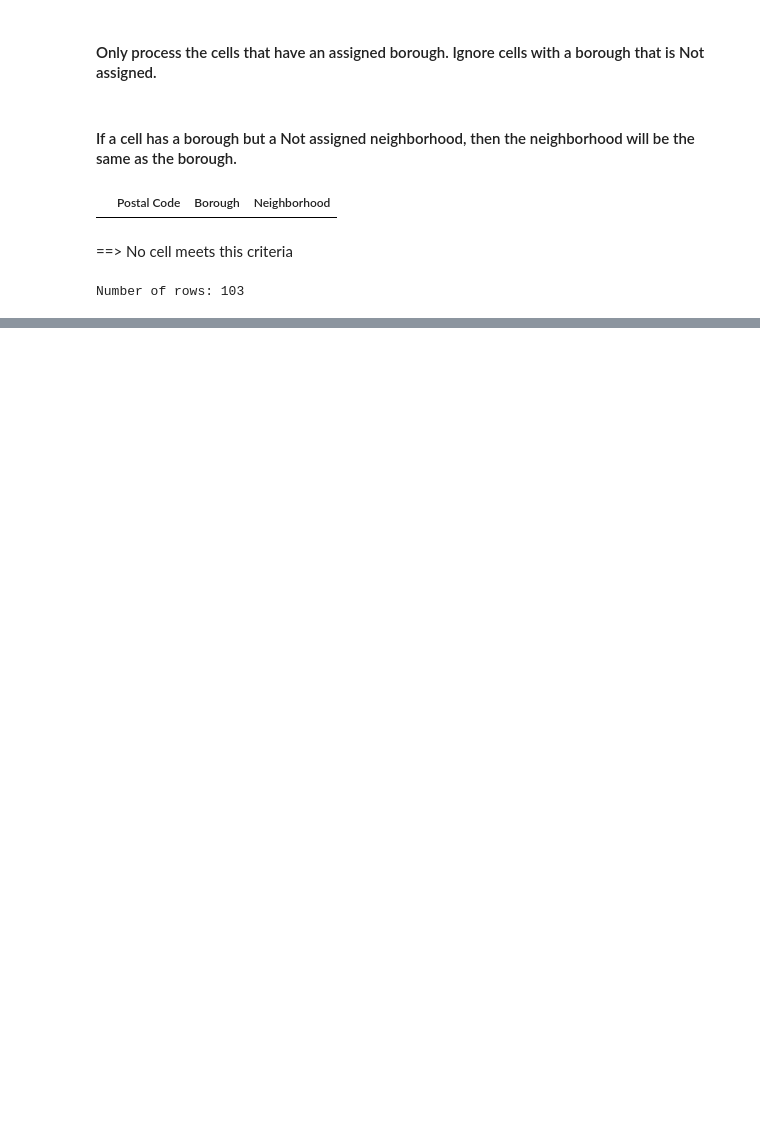
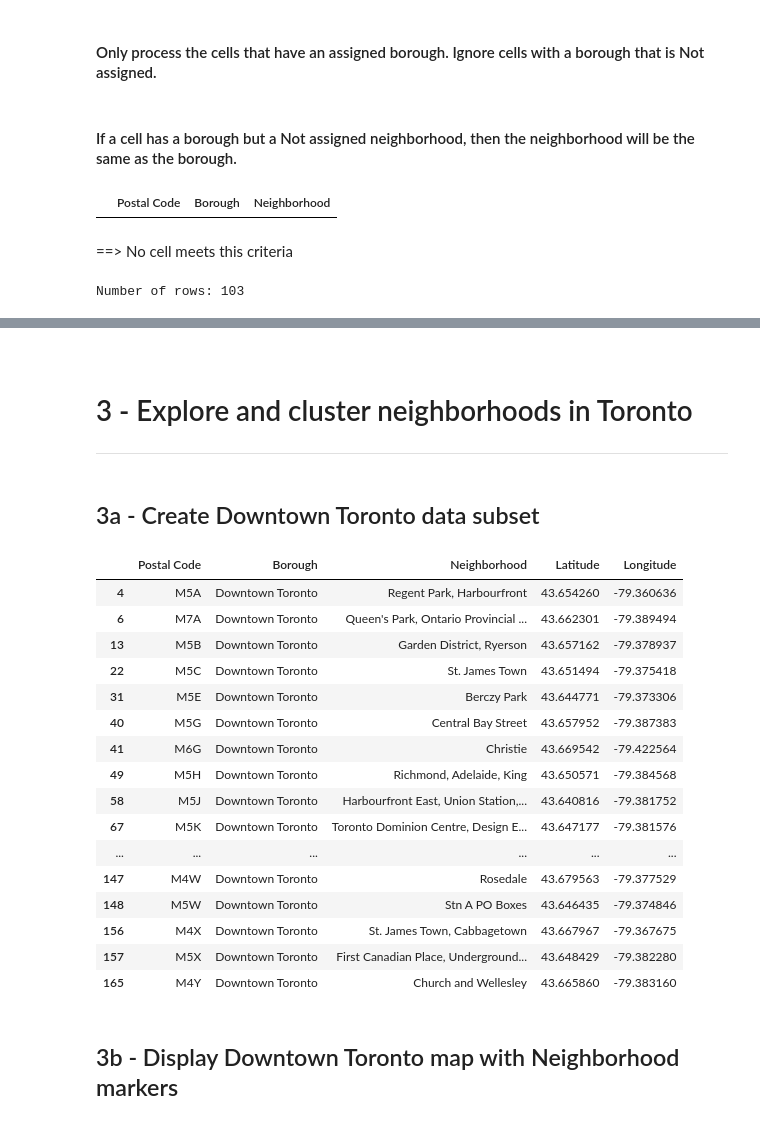
Before and after one commit to educos/Coursera_Capstone, a Jupyter notebook: Capstone Project Notebook 2.ipynb, the cells around one changed output, grey strips where cells are left out. Cells and saved outputs as stored; diff of their text form; code cells hidden in the pictures; blank space fills up the shorter version.

```diff
--- a/Capstone Project Notebook 2.ipynb
+++ b/Capstone Project Notebook 2.ipynb
@@ -36,0 +47,9 @@ Number of rows: 103
+# %%
+#Using csv file because geolocation API too unreliable
+geo_df = pd.read_csv("geospatial_coordinates.csv")
+
+def get_coordinates_from_postal_code(postal_code):
+    rec = geo_df[geo_df['Postal Code'] == postal_code]
+    lat = rec['Latitude'].item()
+    lng = rec['Longitude'].item()
+    return lat, lng
@@ -36,0 +58,12 @@ Number of rows: 103
+# %%
+postal_codes = df['Postal Code'].values
+latitudes = []
+longitudes = []
+
+for postal_code in postal_codes:
+    lat, lng = get_coordinates_from_postal_code(postal_code)
+    latitudes.extend([lat])
+    longitudes.extend([lng])
+
+df['Latitude'] = latitudes
+df['Longitude'] = longitudes
@@ -36,0 +79,28 @@ Number of rows: 103
+# %% [markdown]
+<p style="margin-top: 6em"></p>
+# %% [markdown]
+# 3 - Explore and cluster neighborhoods in Toronto
+___
+# %% [markdown]
+## 3a - Create Downtown Toronto data subset
+# %%
+downtown_toronto_data = df[df.Borough == 'Downtown Toronto']
+downtown_toronto_data
+# %% [output]
+|  | Postal Code | Borough | Neighborhood | Latitude | Longitude |
+| 4 | M5A | Downtown Toronto | Regent Park, Harbourfront | 43.654260 | -79.360636 |
+| 6 | M7A | Downtown Toronto | Queen's Park, Ontario Provincial ... | 43.662301 | -79.389494 |
+| 13 | M5B | Downtown Toronto | Garden District, Ryerson | 43.657162 | -79.378937 |
+| 22 | M5C | Downtown Toronto | St. James Town | 43.651494 | -79.375418 |
+| 31 | M5E | Downtown Toronto | Berczy Park | 43.644771 | -79.373306 |
+| 40 | M5G | Downtown Toronto | Central Bay Street | 43.657952 | -79.387383 |
+| 41 | M6G | Downtown Toronto | Christie | 43.669542 | -79.422564 |
+| 49 | M5H | Downtown Toronto | Richmond, Adelaide, King | 43.650571 | -79.384568 |
+| 58 | M5J | Downtown Toronto | Harbourfront East, Union Station,... | 43.640816 | -79.381752 |
+| 67 | M5K | Downtown Toronto | Toronto Dominion Centre, Design E... | 43.647177 | -79.381576 |
+| ... | ... | ... | ... | ... | ... |
+| 147 | M4W | Downtown Toronto | Rosedale | 43.679563 | -79.377529 |
+| 148 | M5W | Downtown Toronto | Stn A PO Boxes | 43.646435 | -79.374846 |
+| 156 | M4X | Downtown Toronto | St. James Town, Cabbagetown | 43.667967 | -79.367675 |
+| 157 | M5X | Downtown Toronto | First Canadian Place, Underground... | 43.648429 | -79.382280 |
+| 165 | M4Y | Downtown Toronto | Church and Wellesley | 43.665860 | -79.383160 |
@@ -36,0 +110,2 @@ Number of rows: 103
+# %% [markdown]
+## 3b - Display Downtown Toronto map with Neighborhood markers
```
Also changed, not shown: parts of 44 cells of this notebook.
